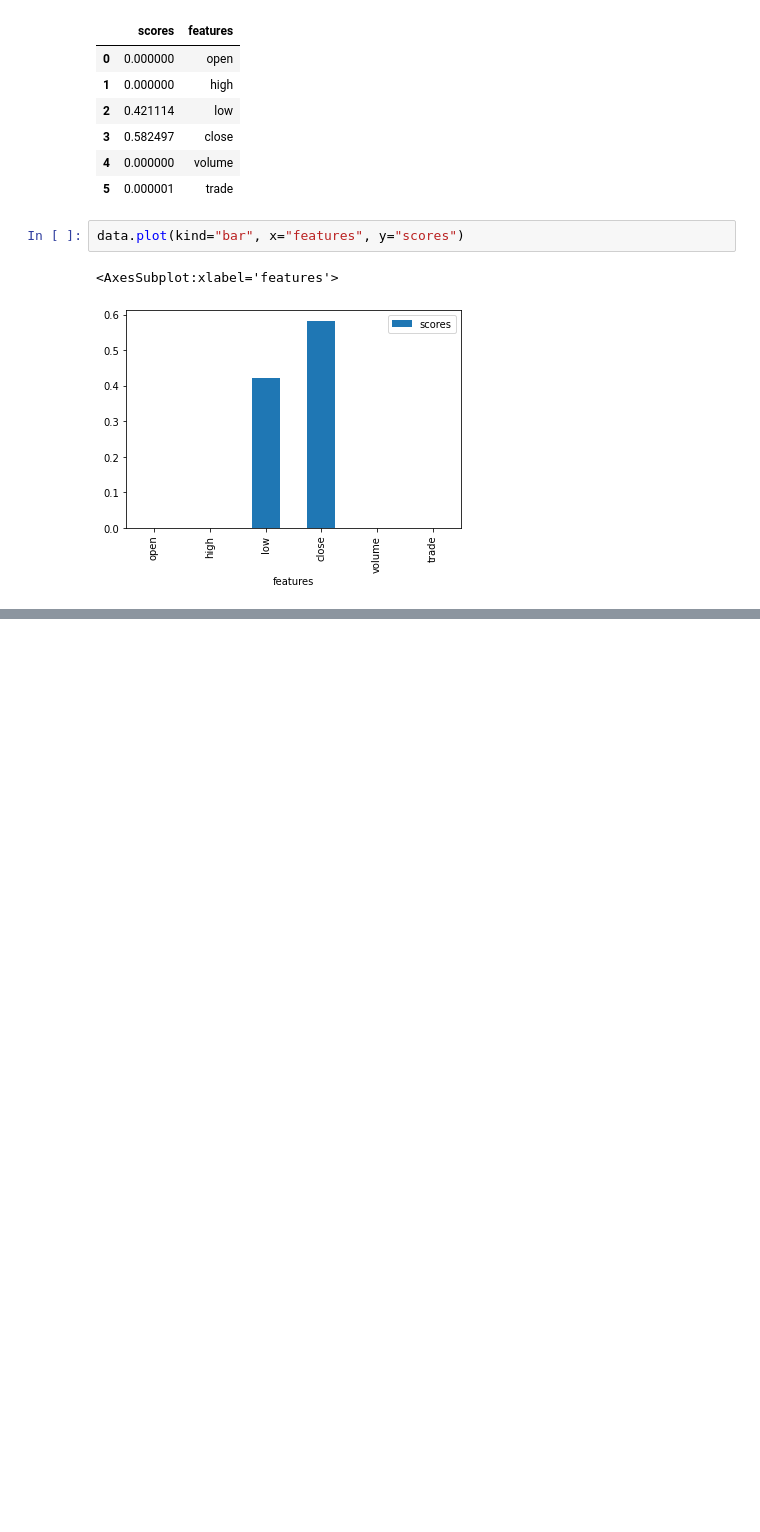
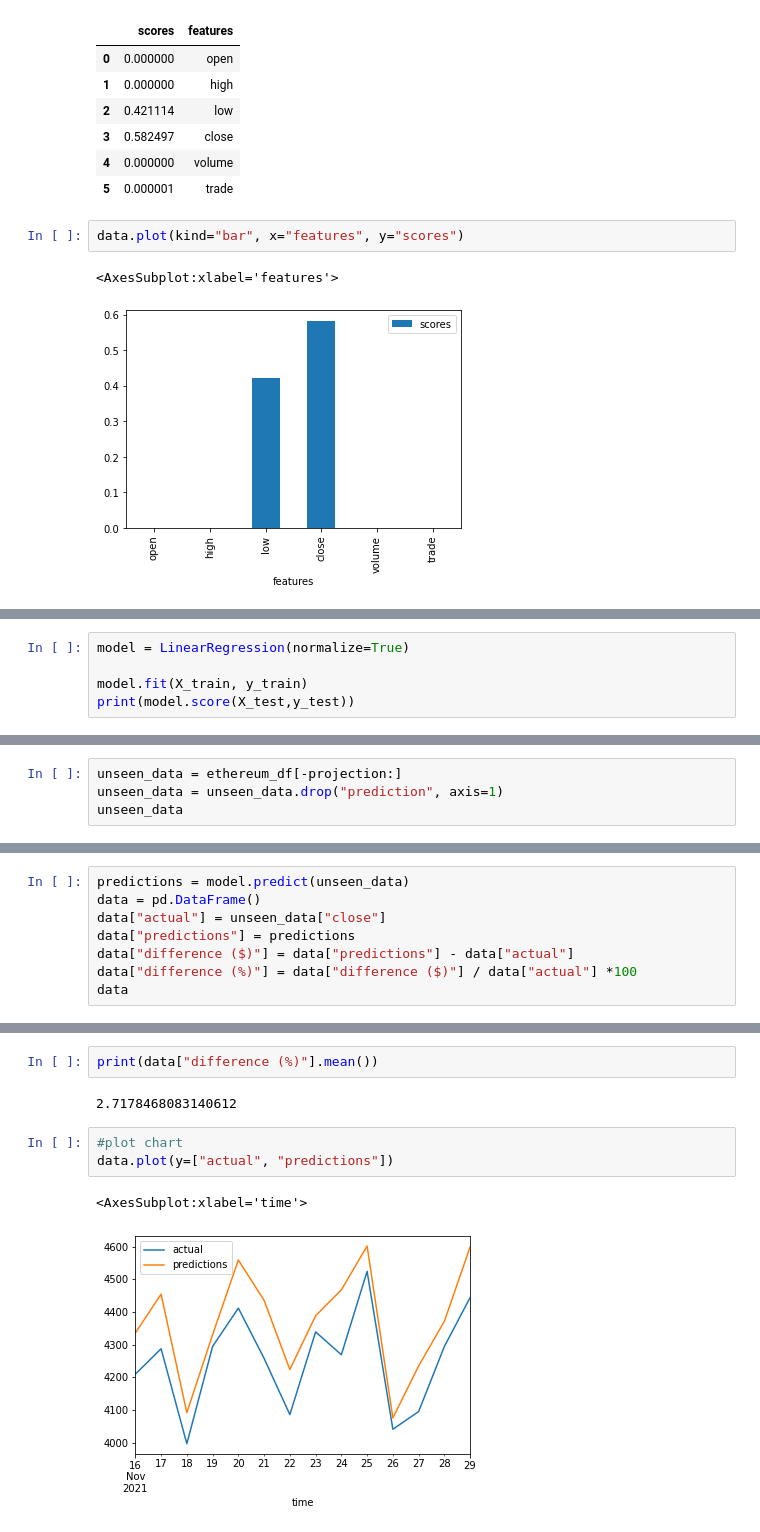
Before and after one commit to TomHOldershaw/Project4, a Jupyter notebook: 02 - Abz Lasso Regression.ipynb, the cells around one changed output, grey strips where cells are left out. Saved outputs shown, nothing was run; the diff lists cells and outputs as text; blank space fills up the shorter version.

```diff
--- a/Abz Linear Regression - Saturday.ipynb
+++ b/02 - Abz Lasso Regression.ipynb
@@ -450,0 +450,5 @@ it seems the low and the close are the most relevant features
+# %%
+model = LinearRegression(normalize=True)
+
+model.fit(X_train, y_train)
+print(model.score(X_test,y_test))
@@ -450,0 +457,4 @@ it seems the low and the close are the most relevant features
+# %%
+unseen_data = ethereum_df[-projection:]
+unseen_data = unseen_data.drop("prediction", axis=1)
+unseen_data
@@ -450,0 +478,8 @@ it seems the low and the close are the most relevant features
+# %%
+predictions = model.predict(unseen_data)
+data = pd.DataFrame()
+data["actual"] = unseen_data["close"]
+data["predictions"] = predictions
+data["difference ($)"] = data["predictions"] - data["actual"]
+data["difference (%)"] = data["difference ($)"] / data["actual"] *100
+data
@@ -450,0 +503,10 @@ it seems the low and the close are the most relevant features
+# %%
+print(data["difference (%)"].mean())
+# %% [output]
+2.7178468083140612
+# %%
+#plot chart
+data.plot(y=["actual", "predictions"])
+# %% [output]
+<AxesSubplot:xlabel='time'>
+[figure, added]
```
Also changed, not shown: parts of 17 cells of this notebook, 3 other files.
